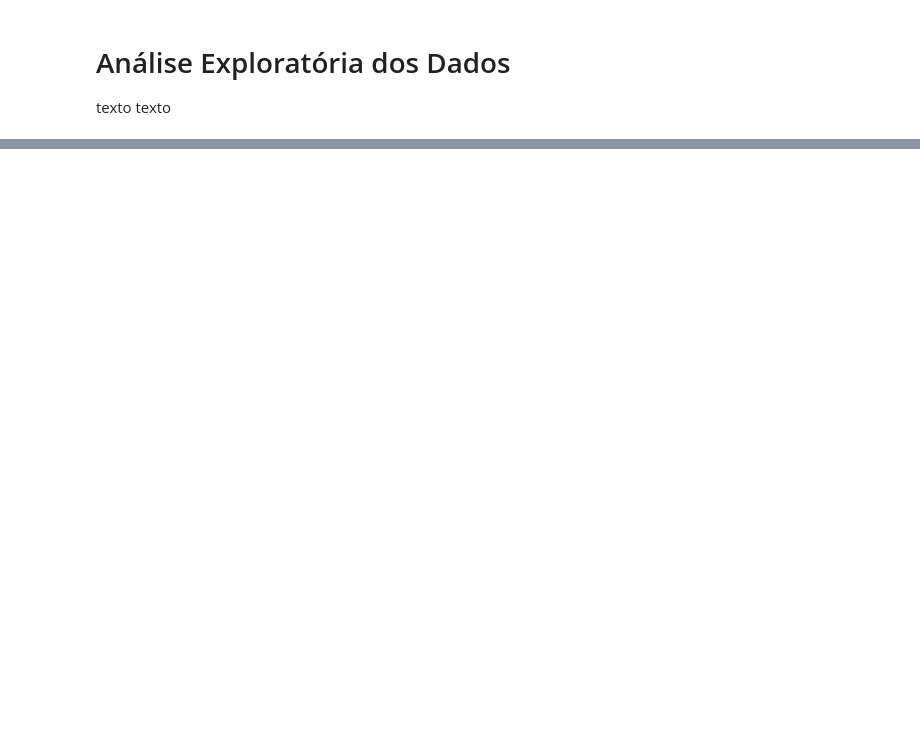
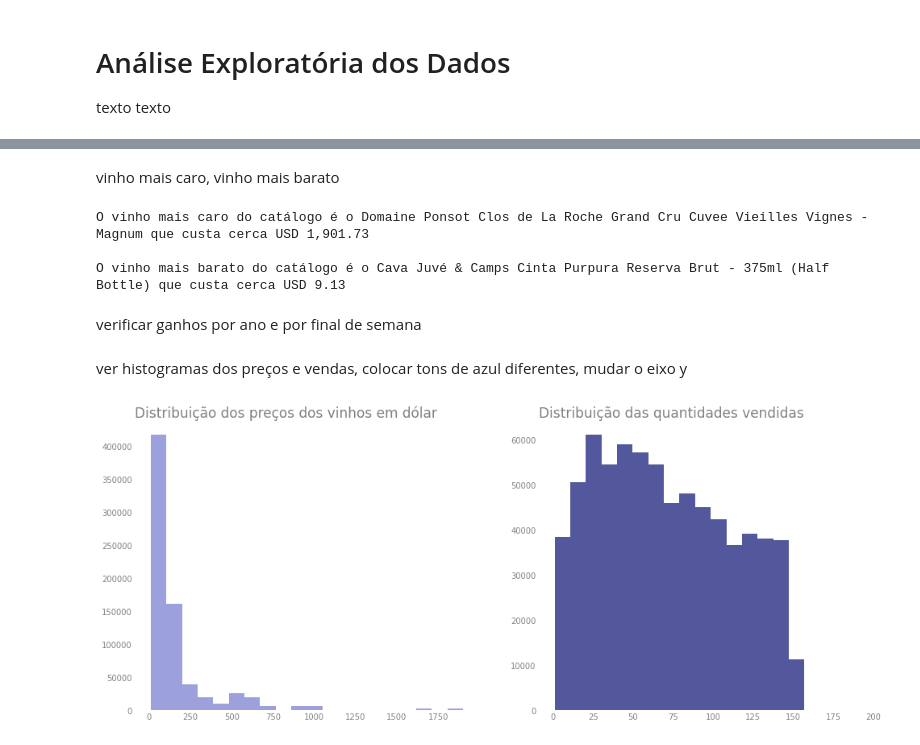
Before and after one commit to FerrazThales/demand_forecasting_prophet, a Jupyter notebook: Demand_Forecasting_with_Prophet.ipynb, the cells around one changed output, grey strips where cells are left out. Drawn from its saved outputs; the diff is of its cells as text; code cells hidden in the pictures; blank space fills up the shorter version.

```diff
--- a/Demand_Forecasting_with_Prophet.ipynb
+++ b/Demand_Forecasting_with_Prophet.ipynb
@@ -146,0 +230,6 @@ texto sobre a junção das duas bases de dados
+# %%
+#transformando a variável do tipo object em date
+vendas.date = pd.to_datetime(vendas.date)
+
+#mostrando as últimas entradas após o ajuste
+vendas.tail()
@@ -146,0 +253,6 @@ texto sobre a junção das duas bases de dados
+# %%
+#alterando o tipo de dados da variável item para string
+vendas.item = vendas.item.astype('str')
+
+#alterando o tipo de dados da variável store para string
+vendas.store = vendas.store.astype('str')
@@ -146,0 +277,9 @@ texto sobre a junção das duas bases de dados
+# %%
+#códigos para juntar as duas bases de dados
+df = pd.merge(produtos,vendas,left_on='item_id',right_on='item')
+
+#mudando a variável data para o índice
+df.set_index('date',inplace=True)
+
+#retirando a coluna item duplicada
+df.drop('item',axis=1,inplace=True)
@@ -148,3 +324,9 @@ texto sobre a junção das duas bases de dados
 # Análise Exploratória dos Dados
 
 texto texto
+# %%
+#@title Utilizaremos vários gráficos ao longo deste notebook. A função de ajustes de layouts está nesse célula.
+def ajuste_layout(i):
+  ax[i].set_frame_on(False)
+  ax[i].tick_params(axis='both',length=0,colors='grey')
+  ax[i].grid(False)
@@ -150,0 +347,34 @@ texto texto
+# %% [markdown]
+vinho mais caro, vinho mais barato
+# %%
+print('O vinho mais caro do catálogo é o {} que custa cerca USD {:,}\n'.format(df[df.price_usd == df.price_usd.max()].name[0],
+                                                                             df.price_usd.max()))
+
+print('O vinho mais barato do catálogo é o {} que custa cerca USD {:,}'.format(df[df.price_usd == df.price_usd.min()].name[0],
+                                                                             df.price_usd.min()))
+# %% [output]
+O vinho mais caro do catálogo é o Domaine Ponsot Clos de La Roche Grand Cru Cuvee Vieilles Vignes - Magnum que custa cerca USD 1,901.73
+
+O vinho mais barato do catálogo é o Cava Juvé & Camps Cinta Purpura Reserva Brut - 375ml (Half Bottle) que custa cerca USD 9.13
+# %% [markdown]
+verificar ganhos por ano e por final de semana
+# %% [markdown]
+ver histogramas dos preços e vendas, colocar tons de azul diferentes, mudar o eixo y
+# %%
+#criando a fig e ax no matplotlib
+fig, ax = plt.subplots(figsize=(14,6), ncols=2)
+
+#criação do primeiro histograma
+df.price_usd.hist(ax=ax[0],xlabelsize=10,ylabelsize=10,bins=20,color='#3944bc',alpha=0.5)
+ax[0].set_title('Distribuição dos preços dos vinhos em dólar',loc='left',pad=5,fontdict={'fontsize':17},color='grey')
+ajuste_layout(0)
+
+#criação do segundo histograma
+df.sales.hist(ax=ax[1],xlabelsize=10,ylabelsize=10,bins=20,color='#0a1172',alpha=0.7)
+ax[1].set_title('Distribuição das quantidades vendidas',loc='left',pad=5,fontdict={'fontsize':17},color='grey')
+ajuste_layout(1)
+
+#plotando os gráficos
+plt.tight_layout(pad=2.0)
+# %% [output]
+[figure, added]
```
Also changed, not shown: parts of 41 cells of this notebook.
